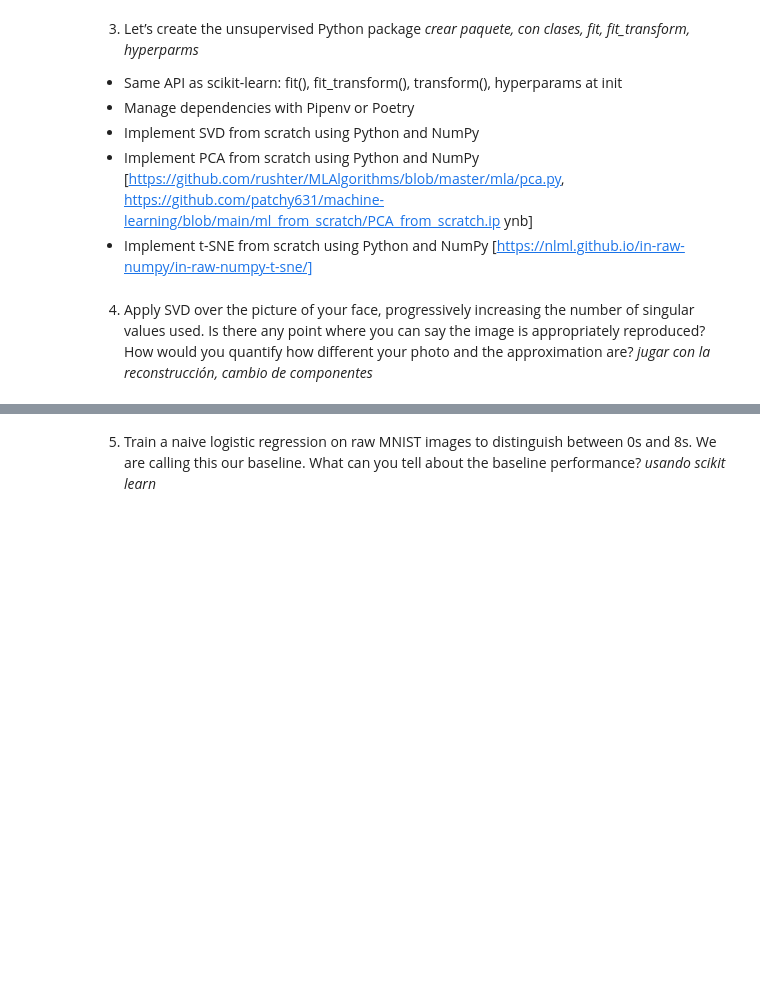
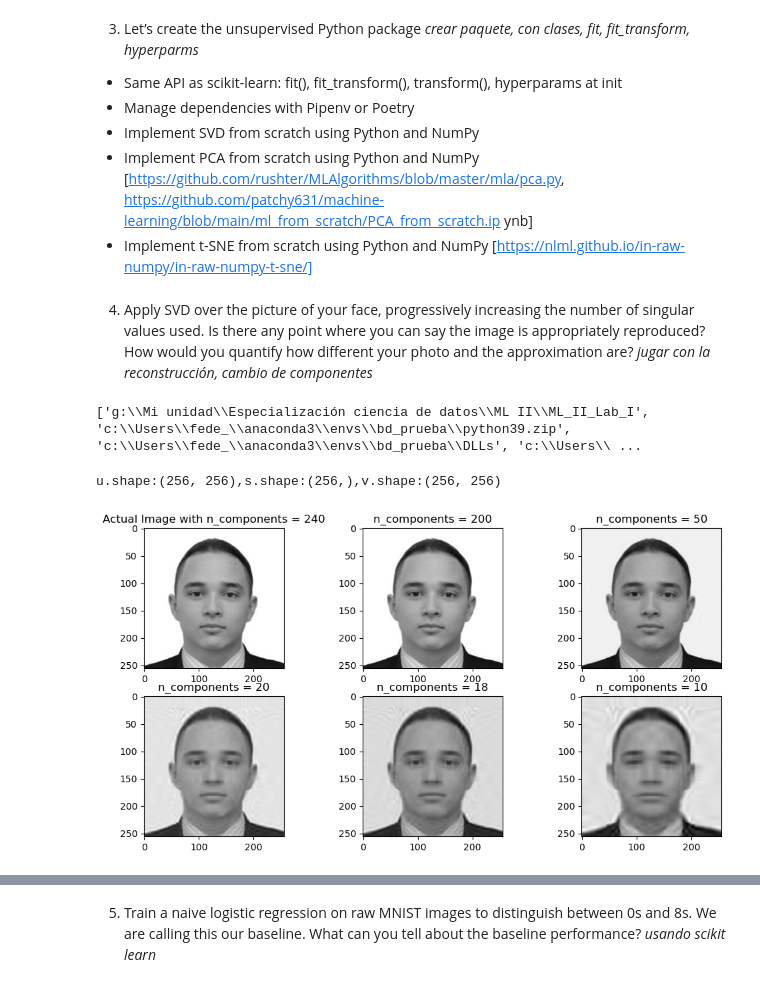
Before and after one commit to 00Fede/MLIIWorkshopI, a Jupyter notebook: Lab1.ipynb, the cells around one changed output, grey strips where cells are left out. Drawn from its saved outputs; the diff is of its cells as text; code cells hidden in the pictures; blank space fills up the shorter version.

```diff
--- a/Lab1.ipynb
+++ b/Lab1.ipynb
@@ -203,0 +210,27 @@ _jugar con la reconstrucción, cambio de componentes_
+# %%
+import sys
+print(sys.path)
+# %% [output]
+['g:\\Mi unidad\\Especialización ciencia de datos\\ML II\\ML_II_Lab_I', 'c:\\Users\\fede_\\anaconda3\\envs\\bd_prueba\\python39.zip', 'c:\\Users\\fede_\\anaconda3\\envs\\bd_prueba\\DLLs', 'c:\\Users\\ ...
+# %%
+u, s, v = np.linalg.svd(img, full_matrices=False)
+print(f'u.shape:{u.shape},s.shape:{s.shape},v.shape:{v.shape}')
+# plot images with different number of components
+comps = [240, 200, 50, 20, 18, 10]
+plt.figure(figsize=(12, 6))
+
+for i in range(len(comps)):
+    low_rank = u[:, :comps[i]] @ np.diag(s[:comps[i]]) @ v[:comps[i], :]
+
+    if(i == 0):
+        plt.subplot(2, 3, i+1),
+        plt.imshow(low_rank, cmap='gray'),
+        plt.title(f'Actual Image with n_components = {comps[i]}')
+
+    else:
+        plt.subplot(2, 3, i+1),
+        plt.imshow(low_rank, cmap='gray'),
+        plt.title(f'n_components = {comps[i]}')
+# %% [output]
+u.shape:(256, 256),s.shape:(256,),v.shape:(256, 256)
+[figure, added]
```
Also changed, not shown: parts of 11 cells of this notebook, 7 other files.
